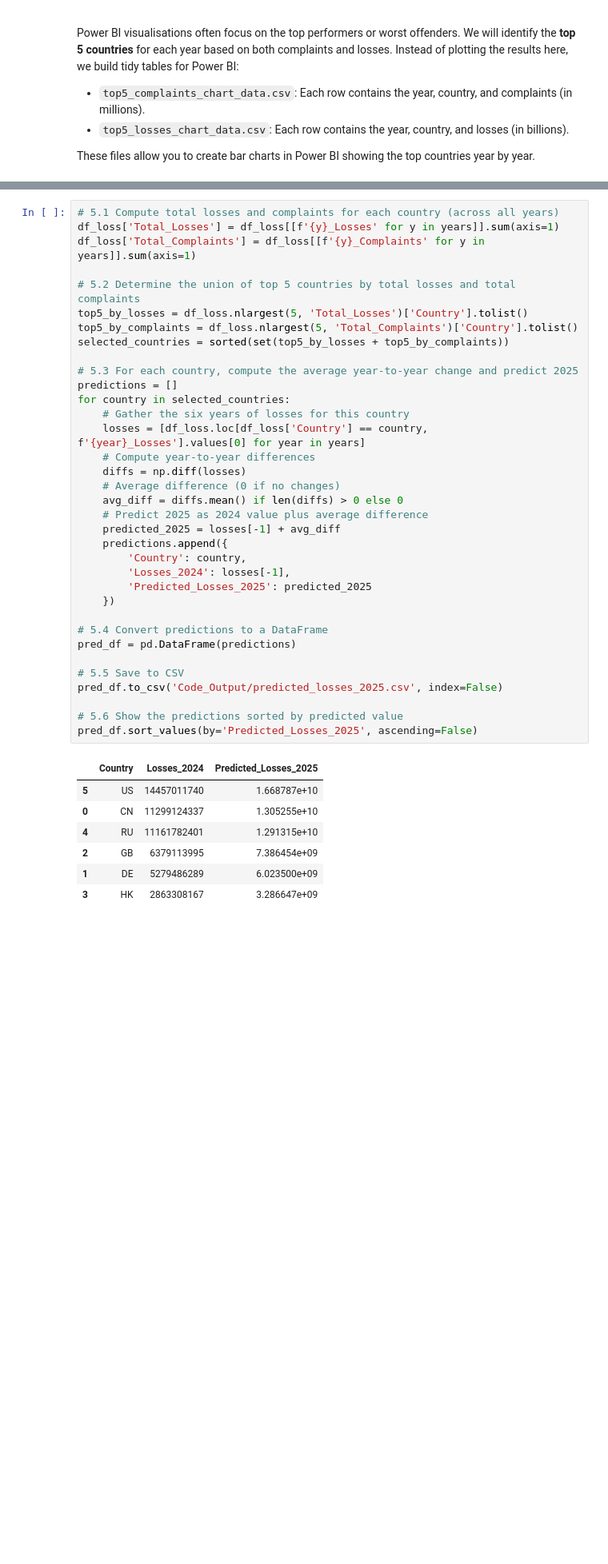
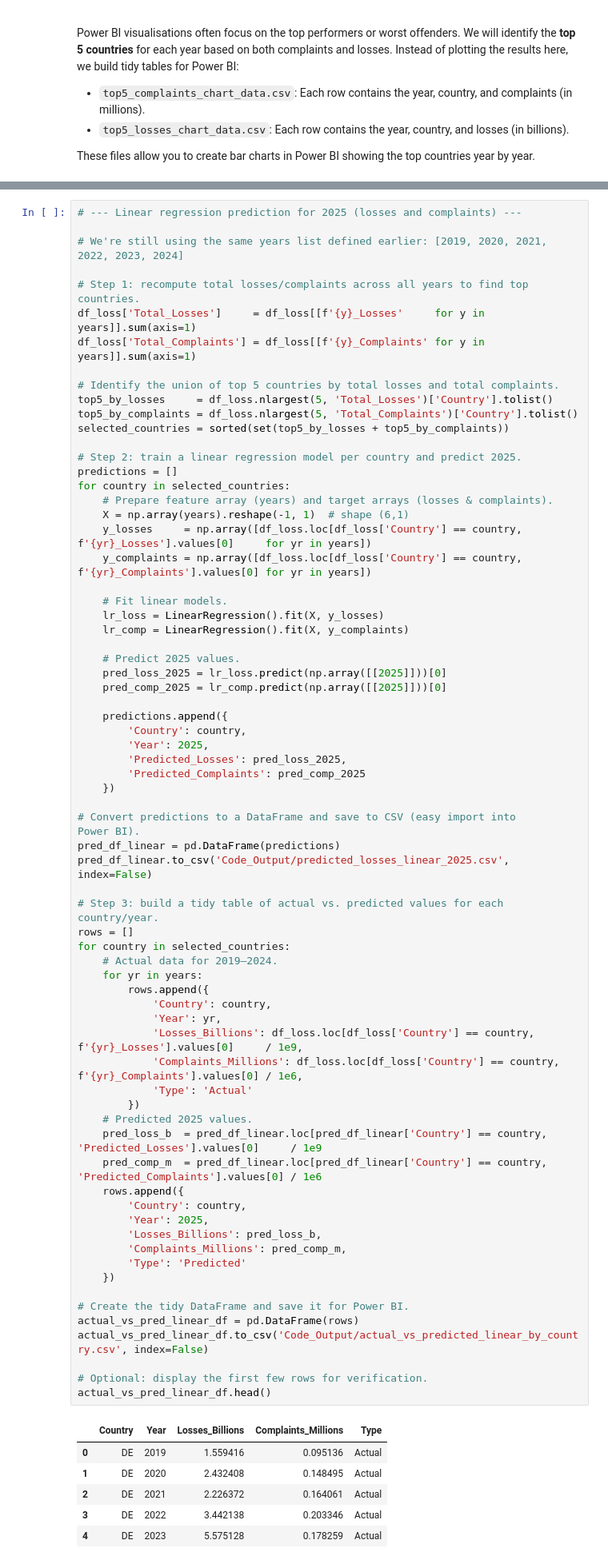
Before and after one commit to KozA777/cyber_project, a Jupyter notebook: Project_EU.ipynb, the cells around one changed output, grey strips where cells are left out. Shown at 80% size. Saved outputs shown, nothing was run; the diff lists cells and outputs as text; blank space fills up the shorter version.

```diff
--- a/Project_EU.ipynb
+++ b/Project_EU.ipynb
@@ -279,43 +240,77 @@ We will:
 # %%
-# 5.1 Compute total losses and complaints for each country (across all years)
-df_loss['Total_Losses'] = df_loss[[f'{y}_Losses' for y in years]].sum(axis=1)
+# --- Linear regression prediction for 2025 (losses and complaints) ---
+
+# We're still using the same years list defined earlier: [2019, 2020, 2021, 2022, 2023, 2024]
+
+# Step 1: recompute total losses/complaints across all years to find top countries.
+df_loss['Total_Losses']     = df_loss[[f'{y}_Losses'     for y in years]].sum(axis=1)
 df_loss['Total_Complaints'] = df_loss[[f'{y}_Complaints' for y in years]].sum(axis=1)
 
-# 5.2 Determine the union of top 5 countries by total losses and total complaints
-top5_by_losses = df_loss.nlargest(5, 'Total_Losses')['Country'].tolist()
+# Identify the union of top 5 countries by total losses and total complaints.
+top5_by_losses     = df_loss.nlargest(5, 'Total_Losses')['Country'].tolist()
 top5_by_complaints = df_loss.nlargest(5, 'Total_Complaints')['Country'].tolist()
 selected_countries = sorted(set(top5_by_losses + top5_by_complaints))
 
-# 5.3 For each country, compute the average year-to-year change and predict 2025
+# Step 2: train a linear regression model per country and predict 2025.
 predictions = []
 for country in selected_countries:
-    # Gather the six years of losses for this country
-    losses = [df_loss.loc[df_loss['Country'] == country, f'{year}_Losses'].values[0] for year in years]
-    # Compute year-to-year differences
-    diffs = np.diff(losses)
-    # Average difference (0 if no changes)
-    avg_diff = diffs.mean() if len(diffs) > 0 else 0
-    # Predict 2025 as 2024 value plus average difference
-    predicted_2025 = losses[-1] + avg_diff
+    # Prepare feature array (years) and target arrays (losses & complaints).
+    X = np.array(years).reshape(-1, 1)  # shape (6,1)
+    y_losses     = np.array([df_loss.loc[df_loss['Country'] == country, f'{yr}_Losses'].values[0]     for yr in years])
+    y_complaints = np.array([df_loss.loc[df_loss['Country'] == country, f'{yr}_Complaints'].values[0] for yr in years])
+
+    # Fit linear models.
+    lr_loss = LinearRegression().fit(X, y_losses)
+    lr_comp = LinearRegression().fit(X, y_complaints)
+
+    # Predict 2025 values.
+    pred_loss_2025 = lr_loss.predict(np.array([[2025]]))[0]
+    pred_comp_2025 = lr_comp.predict(np.array([[2025]]))[0]
+
     predictions.append({
         'Country': country,
-        'Losses_2024': losses[-1],
-        'Predicted_Losses_2025': predicted_2025
+        'Year': 2025,
+        'Predicted_Losses': pred_loss_2025,
+        'Predicted_Complaints': pred_comp_2025
     })
 
-# 5.4 Convert predictions to a DataFrame
-pred_df = pd.DataFrame(predictions)
+# Convert predictions to a DataFrame and save to CSV (easy import into Power BI).
+pred_df_linear = pd.DataFrame(predictions)
+pred_df_linear.to_csv('Code_Output/predicted_losses_linear_2025.csv', index=False)
 
-# 5.5 Save to CSV
-pred_df.to_csv('Code_Output/predicted_losses_2025.csv', index=False)
+# Step 3: build a tidy table of actual vs. predicted values for each country/year.
+rows = []
+for country in selected_countries:
+    # Actual data for 2019–2024.
+    for yr in years:
+        rows.append({
+            'Country': country,
+            'Year': yr,
+            'Losses_Billions': df_loss.loc[df_loss['Country'] == country, f'{yr}_Losses'].values[0]     / 1e9,
+            'Complaints_Millions': df_loss.loc[df_loss['Country'] == country, f'{yr}_Complaints'].values[0] / 1e6,
+            'Type': 'Actual'
+        })
+    # Predicted 2025 values.
+    pred_loss_b  = pred_df_linear.loc[pred_df_linear['Country'] == country, 'Predicted_Losses'].values[0]     / 1e9
+    pred_comp_m  = pred_df_linear.loc[pred_df_linear['Country'] == country, 'Predicted_Complaints'].values[0] / 1e6
+    rows.append({
+        'Country': country,
+        'Year': 2025,
+        'Losses_Billions': pred_loss_b,
+        'Complaints_Millions': pred_comp_m,
+        'Type': 'Predicted'
+    })
 
-# 5.6 Show the predictions sorted by predicted value
-pred_df.sort_values(by='Predicted_Losses_2025', ascending=False)
+# Create the tidy DataFrame and save it for Power BI.
+actual_vs_pred_linear_df = pd.DataFrame(rows)
+actual_vs_pred_linear_df.to_csv('Code_Output/actual_vs_predicted_linear_by_country.csv', index=False)
+
+# Optional: display the first few rows for verification.
+actual_vs_pred_linear_df.head()
 # %% [output]
-|  | Country | Losses_2024 | Predicted_Losses_2025 |
-| 5 | US | 14457011740 | 1.668787e+10 |
-| 0 | CN | 11299124337 | 1.305255e+10 |
-| 4 | RU | 11161782401 | 1.291315e+10 |
-| 2 | GB | 6379113995 | 7.386454e+09 |
-| 1 | DE | 5279486289 | 6.023500e+09 |
-| 3 | HK | 2863308167 | 3.286647e+09 |
+|  | Country | Year | Losses_Billions | Complaints_Millions | Type |
+| 0 | DE | 2019 | 1.559416 | 0.095136 | Actual |
+| 1 | DE | 2020 | 2.432408 | 0.148495 | Actual |
+| 2 | DE | 2021 | 2.226372 | 0.164061 | Actual |
+| 3 | DE | 2022 | 3.442138 | 0.203346 | Actual |
+| 4 | DE | 2023 | 5.575128 | 0.178259 | Actual |
```
Also changed, not shown: parts of 46 cells of this notebook.
